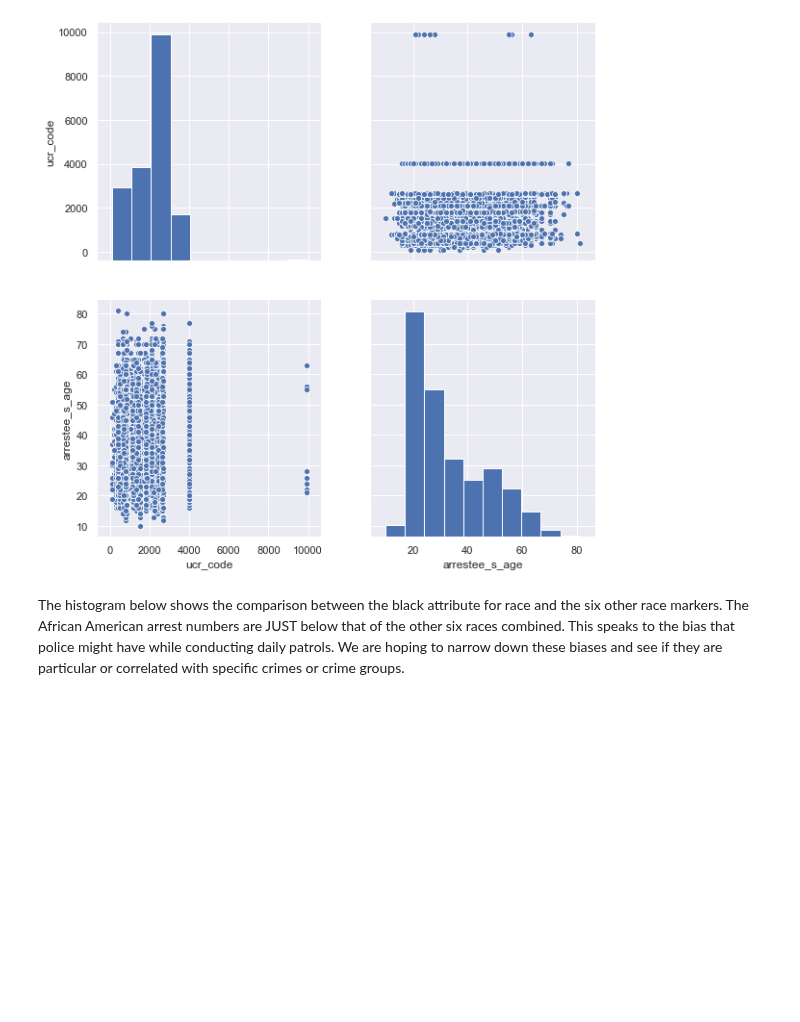
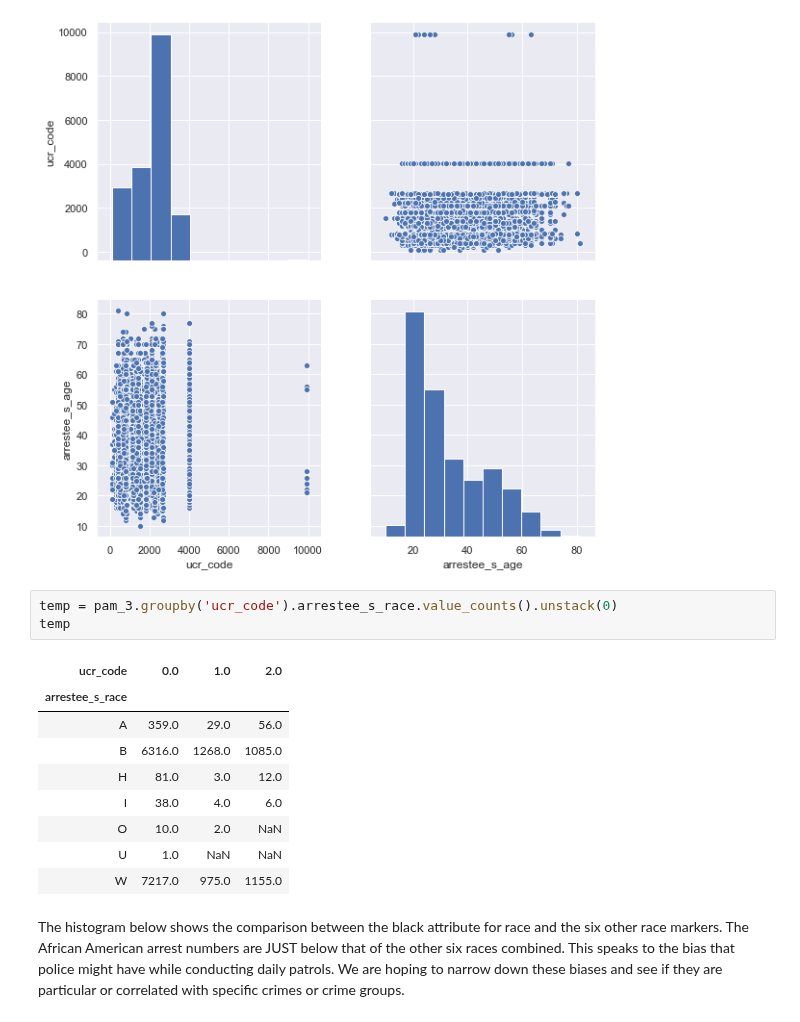
Before and after one commit to ConnorNelson1/Data_Analysis-Group-Project, a Jupyter notebook: CV_Group_Presentation.01-Copy1.ipynb, the cells around one changed output. Saved outputs shown, nothing was run; the diff lists cells and outputs as text; blank space fills up the shorter version.

```diff
--- a/CV_Group_Presentation.01-Copy1.ipynb
+++ b/CV_Group_Presentation.01-Copy1.ipynb
@@ -25,6 +25,19 @@ p = sn.pairplot(pam)
 p.fig.set_size_inches(9, 9)
 # %% [output]
 [figure]
+# %%
+temp = pam_3.groupby('ucr_code').arrestee_s_race.value_counts().unstack(0)
+temp
+# %% [output]
+| ucr_code | 0.0 | 1.0 | 2.0 |
+| arrestee_s_race |  |  |  |
+| A | 359.0 | 29.0 | 56.0 |
+| B | 6316.0 | 1268.0 | 1085.0 |
+| H | 81.0 | 3.0 | 12.0 |
+| I | 38.0 | 4.0 | 6.0 |
+| O | 10.0 | 2.0 | NaN |
+| U | 1.0 | NaN | NaN |
+| W | 7217.0 | 975.0 | 1155.0 |
 # %% [markdown]
 The histogram below shows the comparison between the black attribute for race and the six other race markers. The African American arrest numbers are JUST below that of the other six races combined. This speaks to the bias that police might have while conducting daily patrols. We are hoping to narrow down these biases and see if they are particular or correlated with specific crimes or crime groups.
 # %%
```
Also changed, not shown: parts of 4 cells of this notebook.
